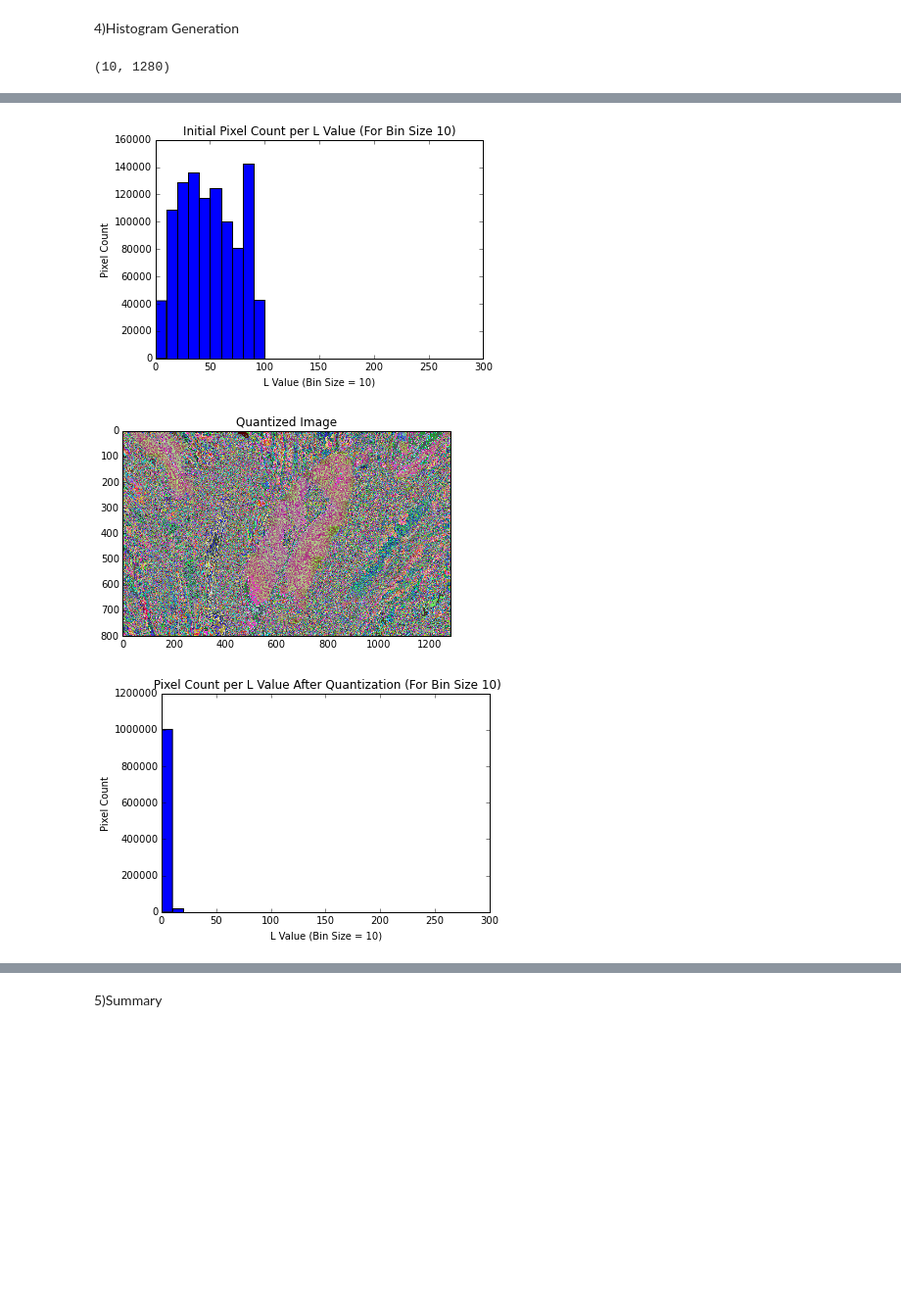
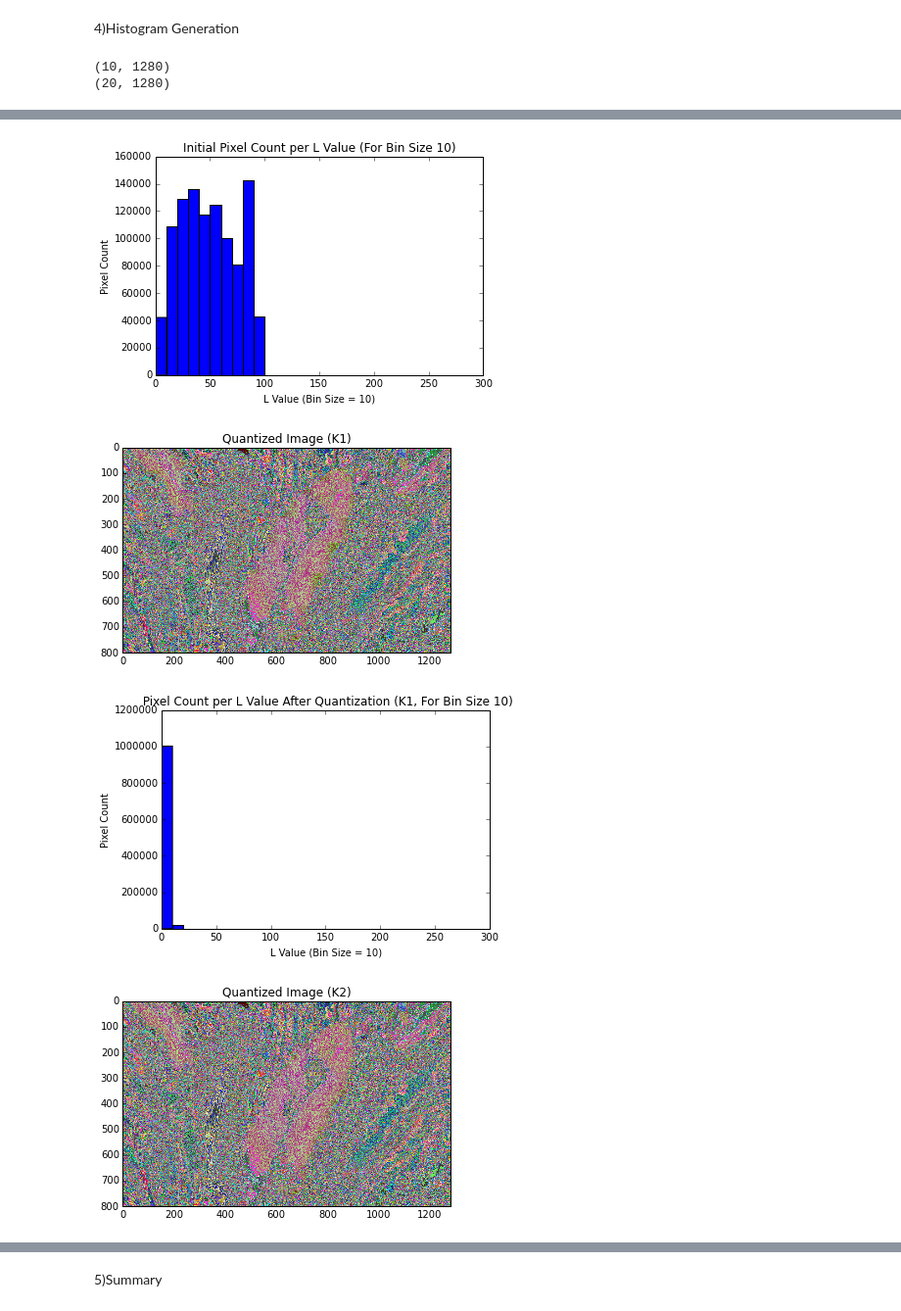
Before and after one commit to ApplyHiTech/CompVisHW1, a Jupyter notebook: Task.2.ipynb, the cells around one changed output, grey strips where cells are left out. Shown at 98% size. Saved outputs shown, nothing was run; the diff lists cells and outputs as text; code cells hidden in the pictures; blank space fills up the shorter version.

```diff
--- a/Task.2.ipynb
+++ b/Task.2.ipynb
@@ -134,7 +134,7 @@ The sum of squared distances between the two images is  0 .
 # %% [markdown]
 4)Histogram Generation
 # %%
-def histogramCreate(img,binsize):
+def histogramCreate(img,binsize,k,k2):
 
     #Before Quantization
     lab = color.rgb2lab(img)
@@ -158,27 +158,48 @@ def histogramCreate(img,binsize):
     plt.hist(l_data, bins=range(0,255 + binsize, binsize))
 
 
-    #After Quantization
-    lab2 = color.rgb2lab(labQuantization(img,10))
+    #After Quantization with K1
+    lab2 = color.rgb2lab(labQuantization(img,k))
     l_data2 = []
     for i2 in lab2:
         for j2 in i2:
             l_data2.append(j2[0]);
 
-    #Display Quantized Image
+    #Display Quantized Image (K1)
     plt.figure(3)
-    plt.title('Quantized Image')
+    plt.title('Quantized Image (K1)')
     plt.imshow(lab2)
 
-    #Display Quantized Image's Histogram
+    #Display Quantized Image's (K1) Histogram
     plt.figure(4)
-    plt.title(' Pixel Count per L Value After Quantization (For Bin Size 10)')
+    plt.title(' Pixel Count per L Value After Quantization (K1, For Bin Size 10)')
     plt.xlabel('L Value (Bin Size = 10)')
     plt.ylabel('Pixel Count')
     plt.hist(l_data2, bins=range(0,255 + binsize, binsize))
 
-    return lab2
 
-histogramCreate(img,10)
+    #After Quantization with K2
+    lab3 = color.rgb2lab(labQuantization(img,k2))
+    l_data3 = []
+    for i3 in lab3:
+        for j3 in i3:
+            l_data3.append(j3[0]);
+
+    #Display Quantized Image (K2)
+    plt.figure(5)
+    plt.title('Quantized Image (K2)')
+    plt.imshow(lab3)
+
+    #Display Quantized Image's (K2) Histogram
+    plt.figure(6)
+    plt.title(' Pixel Count per L Value After Quantization (K2, For Bin Size 10)')
+    plt.xlabel('L Value (Bin Size = 10)')
+    plt.ylabel('Pixel Count')
+    plt.hist(l_data3, bins=range(0,255 + binsize, binsize))
+
+    return (lab2,lab3)
+
+histogramCreate(img,10,10,20)
 # %% [output]
 (10, 1280)
+(20, 1280)
@@ -202,4 +223,5 @@ array([[[  3.92978502,  17.62414751,   6.20978102],
 [figure]
 [figure]
-[figure, old version]
+[figure, new version]
-[figure, old version]
+[figure, new version]
+[figure, added]
```
Also changed, not shown: parts of 6 cells of this notebook.
